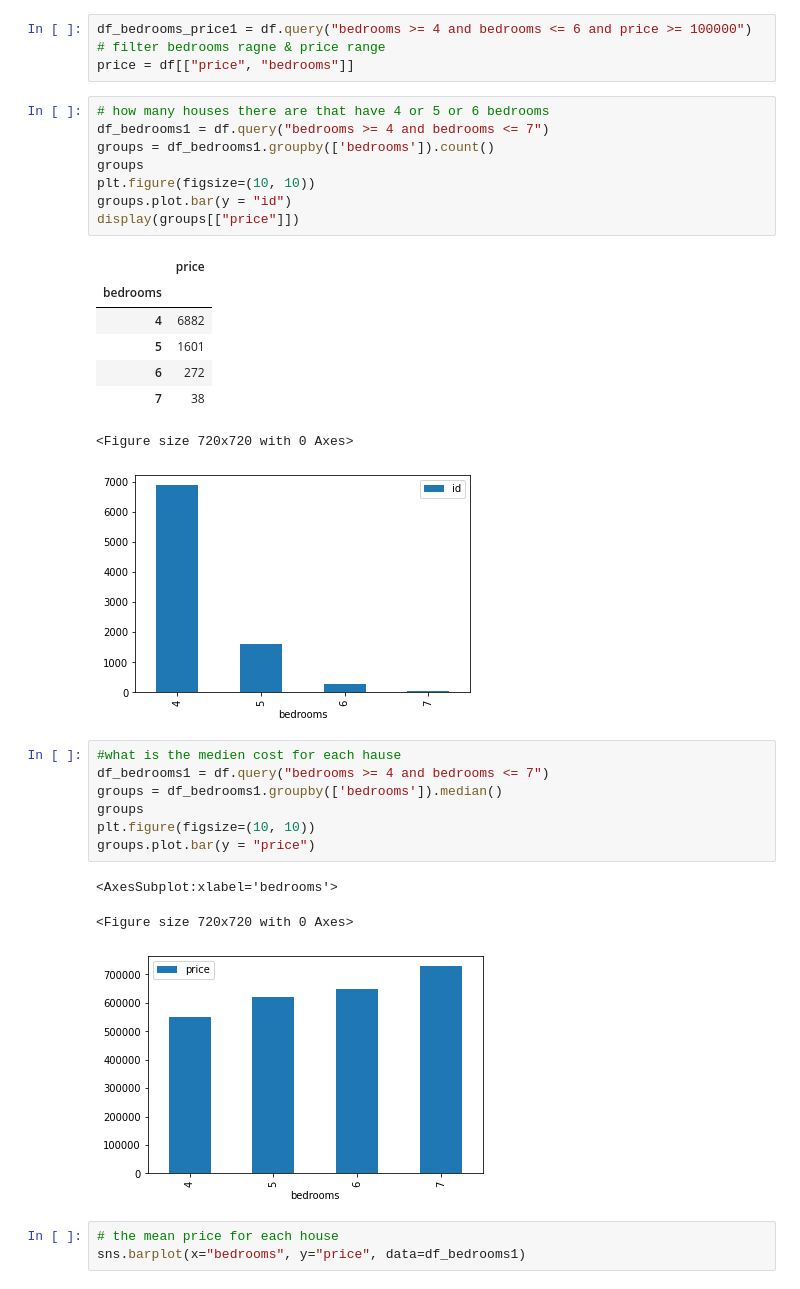
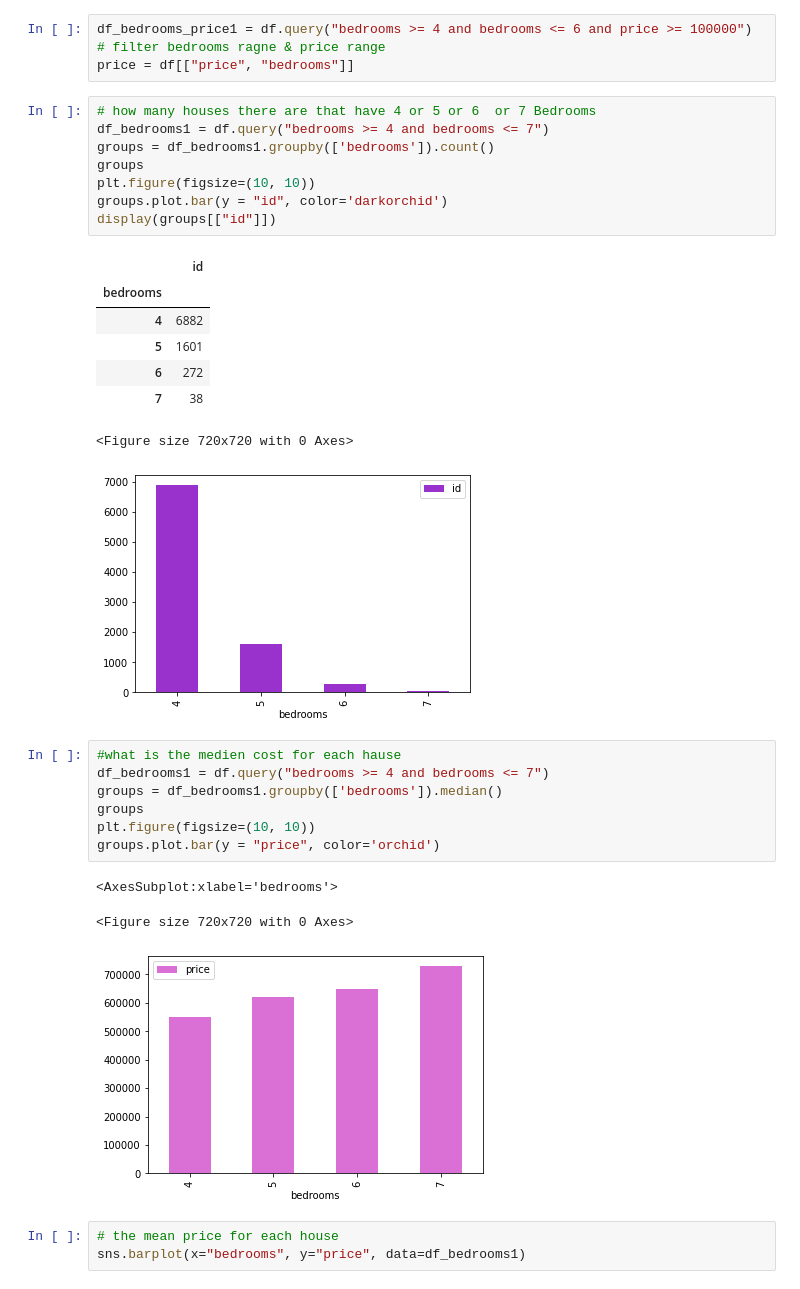
Before and after one commit to neuefische/First-Project--Joni, a Jupyter notebook: First-Project.ipynb, the cells around one changed output. Saved outputs shown, nothing was run; the diff lists cells and outputs as text.

```diff
--- a/First-Project.ipynb
+++ b/First-Project.ipynb
@@ -9,33 +9,33 @@ df = pd.read_csv("data/King_County_House_prices_dataset.csv")
 df_bedrooms_price1 = df.query("bedrooms >= 4 and bedrooms <= 6 and price >= 100000") # filter bedrooms ragne & price range
 price = df[["price", "bedrooms"]]
 # %%
-# how many houses there are that have 4 or 5 or 6 bedrooms
+# how many houses there are that have 4 or 5 or 6  or 7 Bedrooms
 df_bedrooms1 = df.query("bedrooms >= 4 and bedrooms <= 7")
 groups = df_bedrooms1.groupby(['bedrooms']).count()
 groups
 plt.figure(figsize=(10, 10))
-groups.plot.bar(y = "id")
-display(groups[["price"]])
+groups.plot.bar(y = "id", color='darkorchid')
+display(groups[["id"]])
 # %% [output]
-|  | price |
+|  | id |
 | bedrooms |  |
 | 4 | 6882 |
 | 5 | 1601 |
 | 6 | 272 |
 | 7 | 38 |
 <Figure size 720x720 with 0 Axes>
-[figure, old version]
+[figure, new version]
 # %%
 #what is the medien cost for each hause
 df_bedrooms1 = df.query("bedrooms >= 4 and bedrooms <= 7")
 groups = df_bedrooms1.groupby(['bedrooms']).median()
 groups
 plt.figure(figsize=(10, 10))
-groups.plot.bar(y = "price")
+groups.plot.bar(y = "price", color='orchid')
 # %% [output]
 <AxesSubplot:xlabel='bedrooms'>
 <Figure size 720x720 with 0 Axes>
-[figure, old version]
+[figure, new version]
 # %%
 # the mean price for each house
 sns.barplot(x="bedrooms", y="price", data=df_bedrooms1)
```
Also changed, not shown: parts of 5 cells of this notebook.
